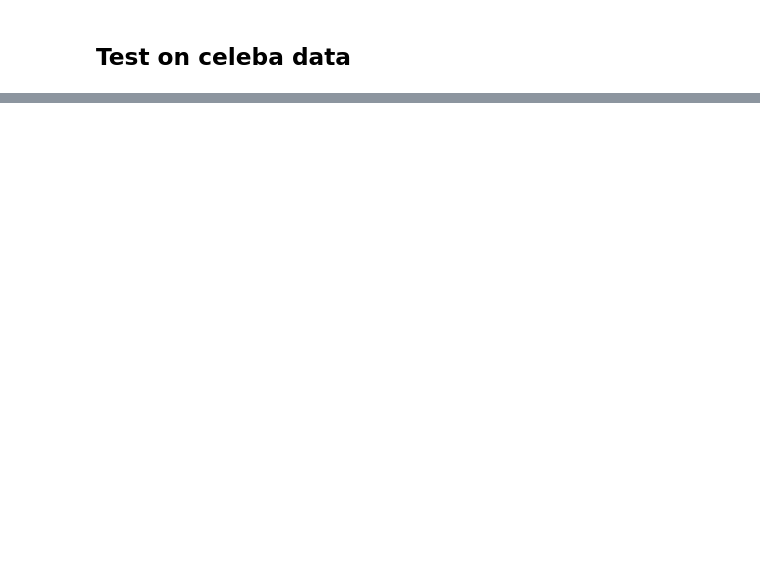
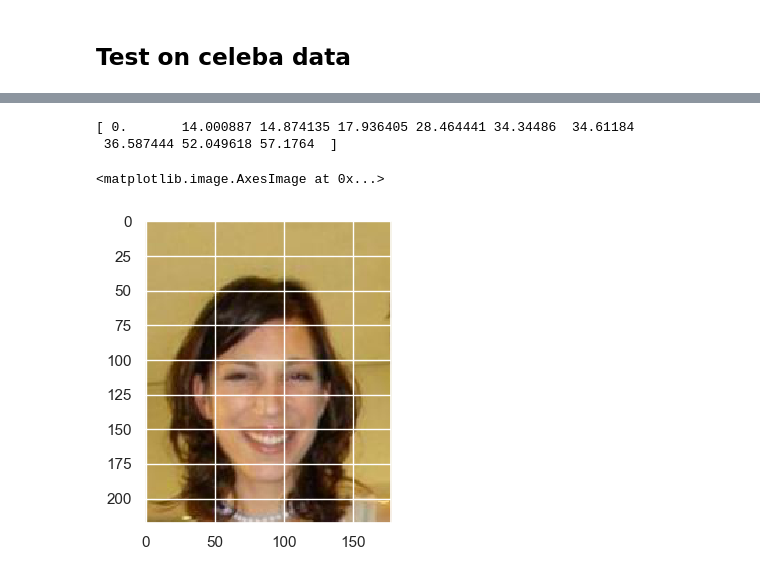
Before and after one commit to wzh0317/similar-face, a Jupyter notebook: main2.ipynb, the cells around one changed output, grey strips where cells are left out. Cells and saved outputs as stored; diff of their text form; code cells hidden in the pictures; blank space fills up the shorter version.

```diff
--- a/main2.ipynb
+++ b/main2.ipynb
@@ -358,13 +379,18 @@ print(f'\nExplained variance vatio: {pca.explained_variance_ratio_}')
 # %%
-target_face_index = 144
-k = 3
+target_face_index = 10
+k = 10
 l2_distances = ((embeddings[target_face_index] - embeddings) ** 2).sum(axis=1)
 closest_k_face_indices = np.argsort(l2_distances)[:k]
 closest_k_faces = images[closest_k_face_indices]
 print(l2_distances[closest_k_face_indices])
 
 plt.figure(dpi=100)
 plt.imshow(np.transpose(images[target_face_index], (1, 2, 0)))
+# %% [output]
+[ 0.       14.000887 14.874135 17.936405 28.464441 34.34486  34.61184
+ 36.587444 52.049618 57.1764  ]
+<matplotlib.image.AxesImage at 0x...>
+[figure, added]
 # %%
 plt.figure(figsize=(16, 10))
 plt.imshow(np.transpose(make_grid(closest_k_faces, 5), (1, 2, 0)))
```
Also changed, not shown: parts of 12 cells of this notebook, 6 other files.
